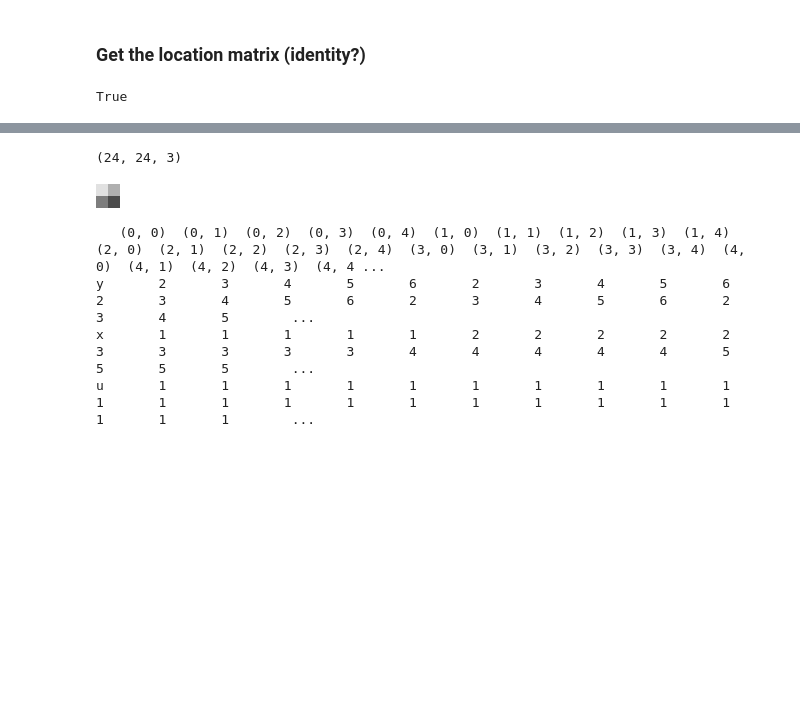
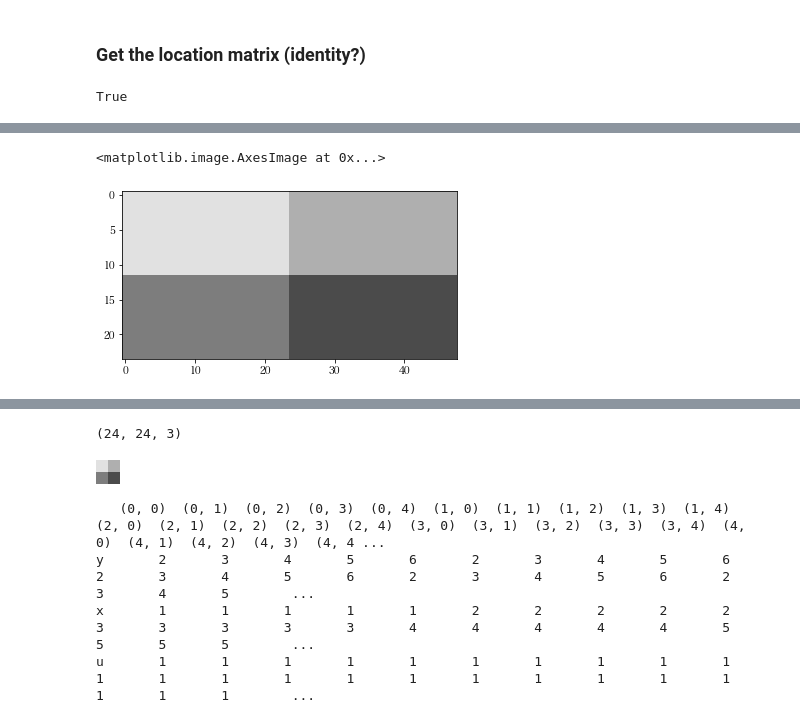
Before and after one commit to banbiossa/coding-the-matrix, a Jupyter notebook: notebooks/0.4_matrix.ipynb, the cells around one changed output, grey strips where cells are left out. Saved outputs shown, nothing was run; the diff lists cells and outputs as text; code cells hidden in the pictures; blank space fills up the shorter version.

```diff
--- a/notebooks/0.4_matrix.ipynb
+++ b/notebooks/0.4_matrix.ipynb
@@ -124,0 +137,5 @@ Mat([{'y', 'x', 'u'}, {(0, 1), (2, 4), (4, 0), (1, 2), (3, 4), (0, 4), (4, 3), (
+# %%
+show(scale(2, 1))
+# %% [output]
+<matplotlib.image.AxesImage at 0x...>
+[figure, added]
```
Also changed, not shown: parts of 37 cells of this notebook, 3 other files.
